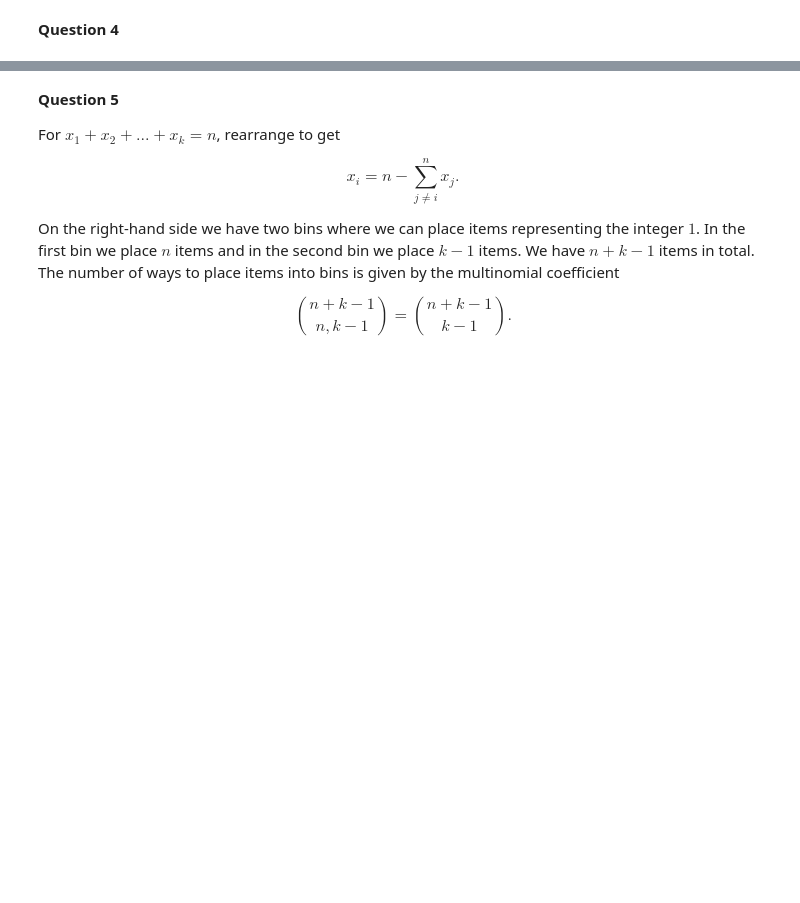
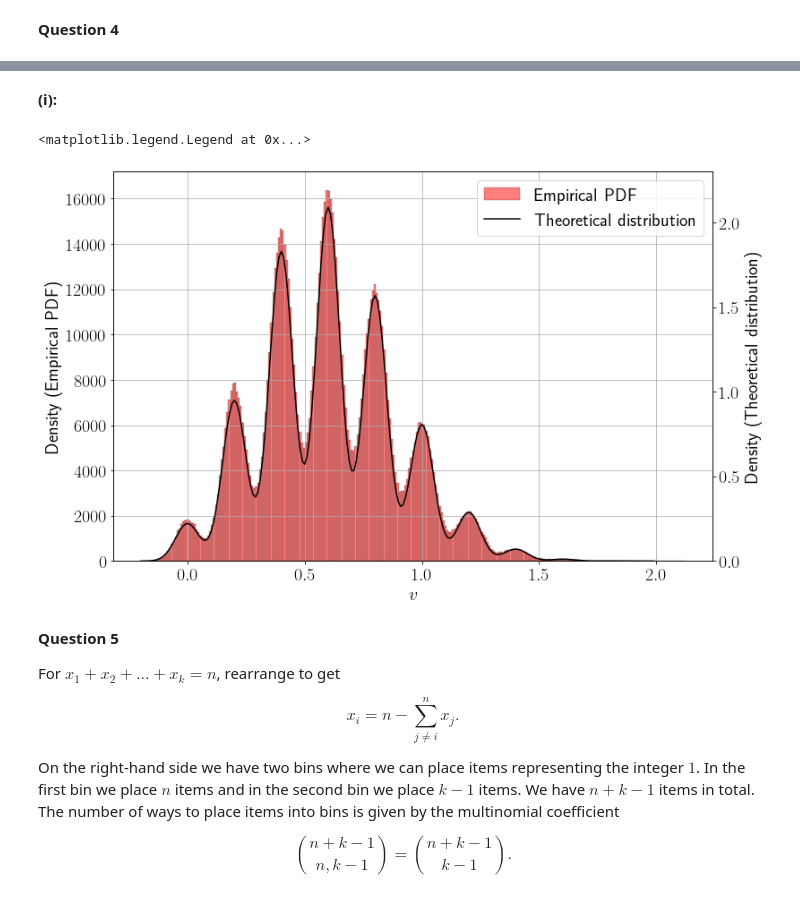
Before and after one commit to ndoyle815/MA930, a Jupyter notebook: Assignments/MA930_assignment1_2260253.ipynb, the cells around one changed output, grey strips where cells are left out. Saved outputs shown, nothing was run; the diff lists cells and outputs as text; code cells hidden in the pictures; blank space fills up the shorter version.

Commit message:
found distribution in q4

```diff
--- a/Assignments/MA930_assignment1_2260253.ipynb
+++ b/Assignments/MA930_assignment1_2260253.ipynb
@@ -212,0 +119,2 @@ plt.grid()
+# %% [markdown]
+**(i):**
@@ -213,3 +156,46 @@ plt.grid()
+# %%
+def NeuronTheoretical(v, n, p, sigma, a, s):
+    # function to compute the theoretical distribution as described in 4(i)
+    # taking same arguments as Neuron RV
+
+    synapse = 0
+
+    for k in range(0,n):
+        mu = k*a
+        sig = np.sqrt(sigma**2 + s**2)
+
+        binom = m.comb(n,k)*p**k*(1-p)**(n-k)
+        norm = 1/(sig*np.sqrt(2*np.pi))*np.exp(-0.5*((v - mu)/sig)**2)
+
+        synapse += binom*norm
+
+    return synapse
+
+# distribution
+vs = np.arange(-0.2,2.0,0.01)
+theory = NeuronTheoretical(vs, n, p, sigma, a, s)
+# %%
+# plotting
+
+fig, ax = plt.subplots(figsize=(12,8))
+
+sns.histplot(Voltages, color='r', alpha=0.5, label='Empirical PDF')
+plt.xlabel('$v$')
+plt.ylabel('Density (Empirical PDF)')
+ax.grid()
+
+ax2 = ax.twinx()
+ax2.plot(vs, theory, 'k', label='Theoretical distribution')
+ax2.set_ylim([0,theory.max()*1.1])
+ax2.set_ylabel('Density (Theoretical distribution)')
+
+# ask matplotlib for the plotted objects and their labels
+lines, labels = ax.get_legend_handles_labels()
+lines2, labels2 = ax2.get_legend_handles_labels()
+ax2.legend(lines + lines2, labels + labels2, loc=0)
+# %% [output]
+<matplotlib.legend.Legend at 0x...>
+[figure, added]
 # %% [markdown]
 **Question 5**
 
```
Also changed, not shown: parts of 16 cells of this notebook.
